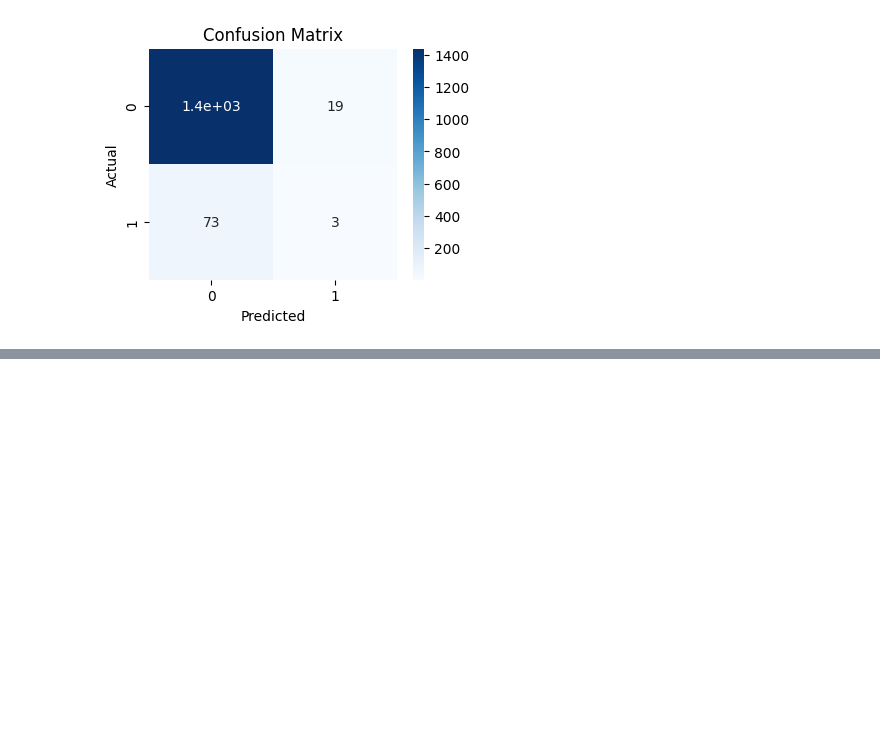
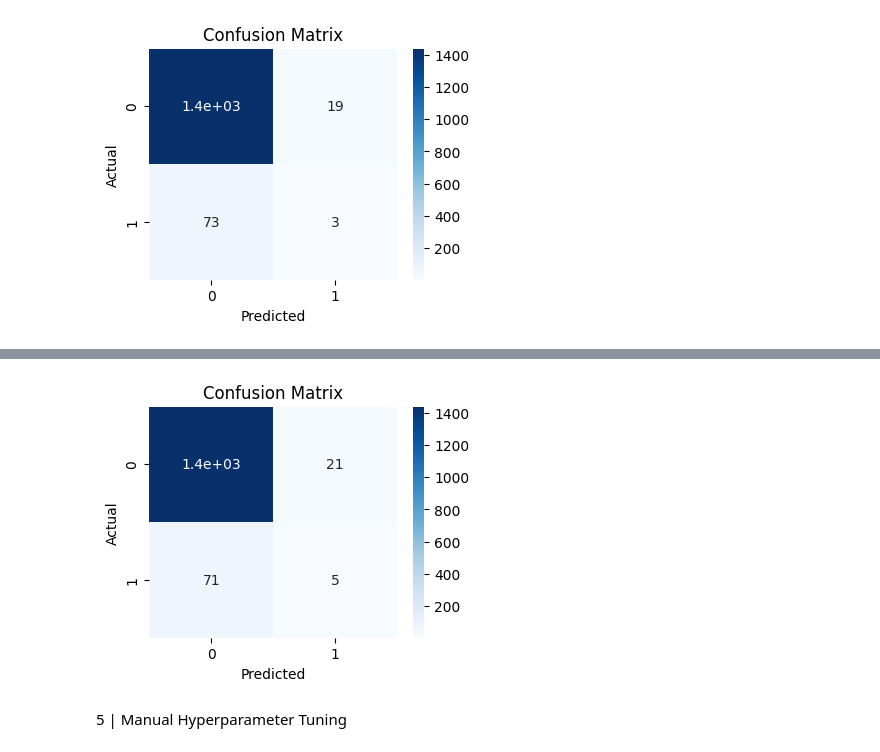
Before and after one commit to chalana-b/Stroke-Prediction, a Jupyter notebook: predictions.ipynb, the cells around one changed output, grey strips where cells are left out. Cells and saved outputs as stored; diff of their text form; code cells hidden in the pictures; blank space fills up the shorter version.

Commit message:
XGB Classifier & Hyperparameter Tuning

```diff
--- a/predictions.ipynb
+++ b/predictions.ipynb
@@ -443,0 +446,9 @@ plt.show()
+# %%
+from xgboost import XGBClassifier
+model = XGBClassifier(learning_rate=1)
+model.fit(X_train,y_train)
+y_pred_xgb=model.predict(X_test)
+from sklearn.metrics import confusion_matrix,classification_report,accuracy_score
+print(confusion_matrix(y_test,y_pred_xgb))
+print(accuracy_score(y_test,y_pred_xgb))
+print(classification_report(y_test,y_pred_xgb))
@@ -443,0 +467,11 @@ plt.show()
+# %%
+plt.figure(figsize=(4, 3))
+sns.heatmap(confusion_matrix(y_test, y_pred_xgb), annot=True, cmap='Blues')
+plt.title('Confusion Matrix')
+plt.xlabel('Predicted')
+plt.ylabel('Actual')
+plt.show()
+# %% [output]
+[figure, added]
+# %% [markdown]
+5 | Manual Hyperparameter Tuning
```
Also changed, not shown: parts of 7 cells of this notebook.
